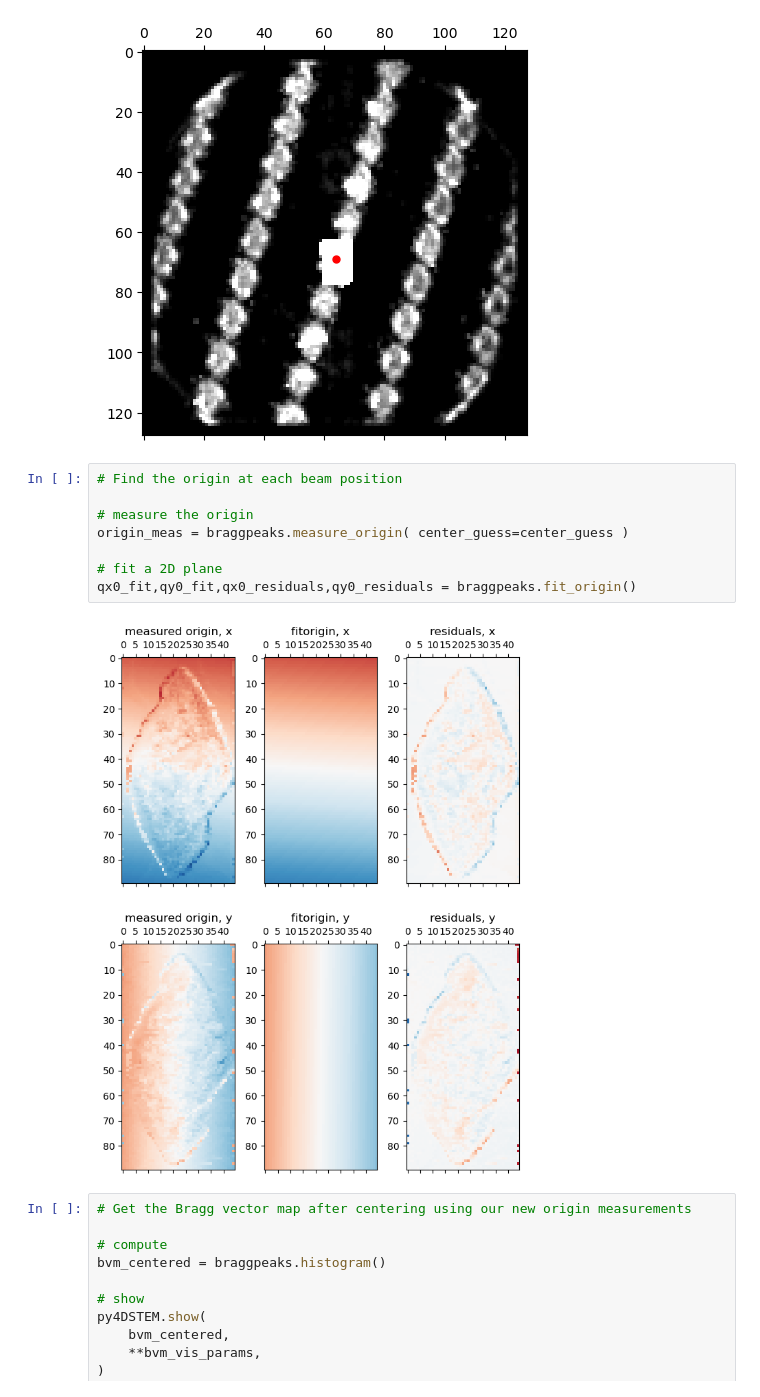
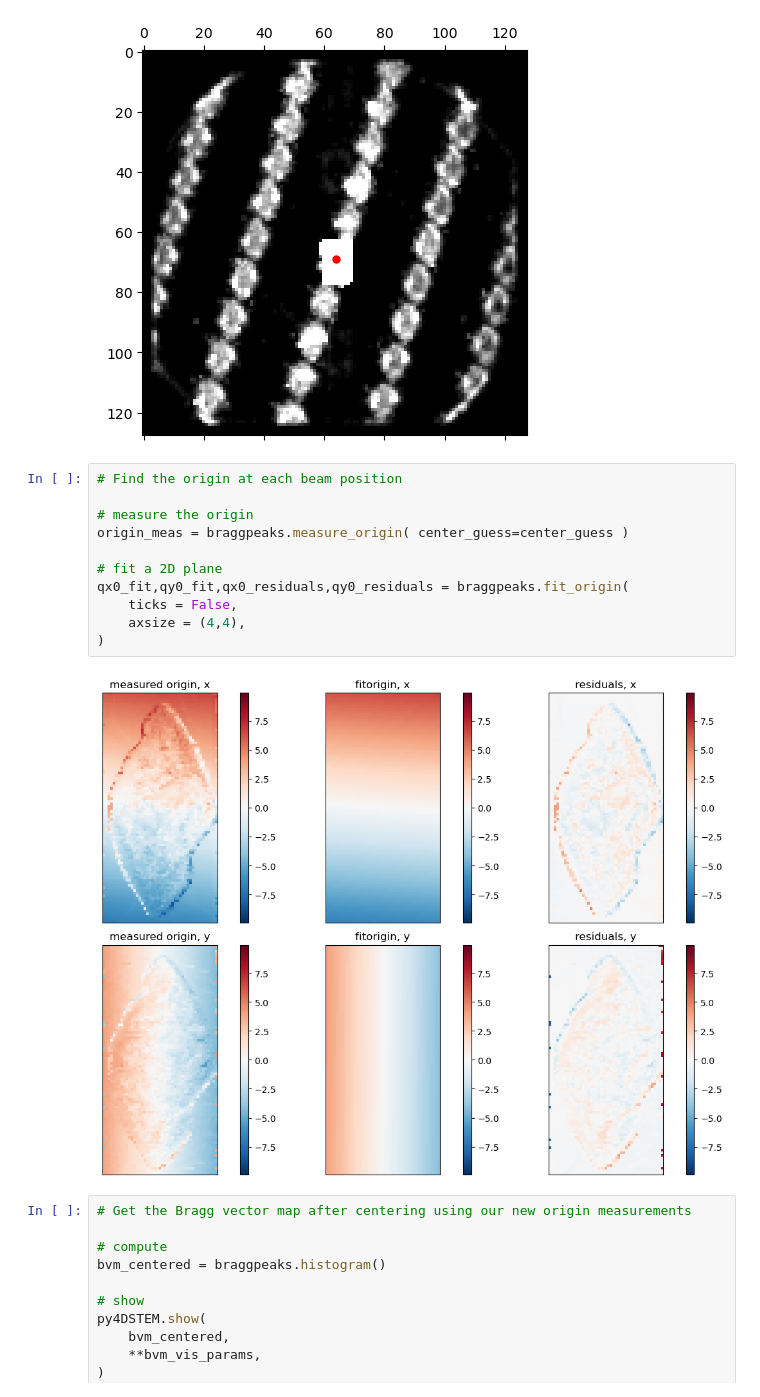
Before and after one commit to py4dstem/py4DSTEM_tutorials, a Jupyter notebook: notebooks/strain_LFP.ipynb, the cells around one changed output. Cells and saved outputs as stored; diff of their text form.

```diff
--- a/notebooks/strain_LFP.ipynb
+++ b/notebooks/strain_LFP.ipynb
@@ -359,13 +349,16 @@ py4DSTEM.show(
 # %%
 # Find the origin at each beam position
 
 # measure the origin
 origin_meas = braggpeaks.measure_origin( center_guess=center_guess )
 
 # fit a 2D plane
-qx0_fit,qy0_fit,qx0_residuals,qy0_residuals = braggpeaks.fit_origin()
+qx0_fit,qy0_fit,qx0_residuals,qy0_residuals = braggpeaks.fit_origin(
+    ticks = False,
+    axsize = (4,4),
+)
 # %% [output]
-[figure, old version]
+[figure, new version]
 # %%
 # Get the Bragg vector map after centering using our new origin measurements
 
```
Also changed, not shown: parts of 27 cells of this notebook.
